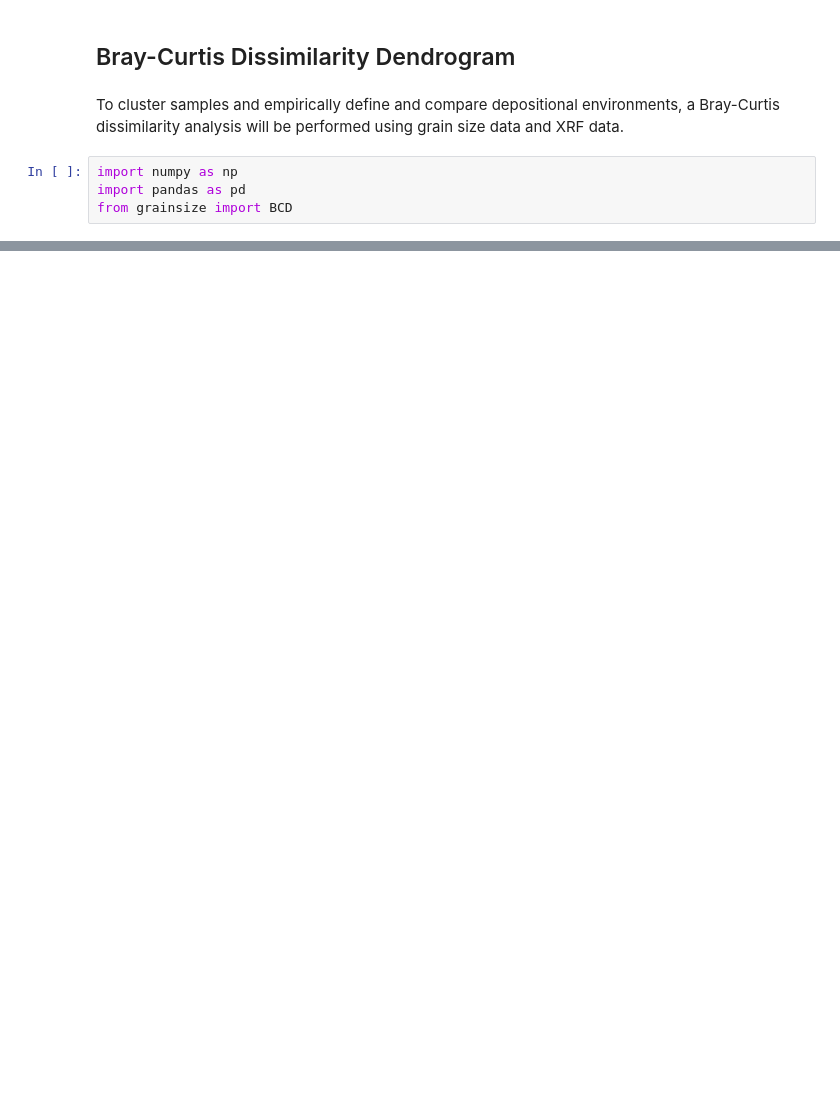
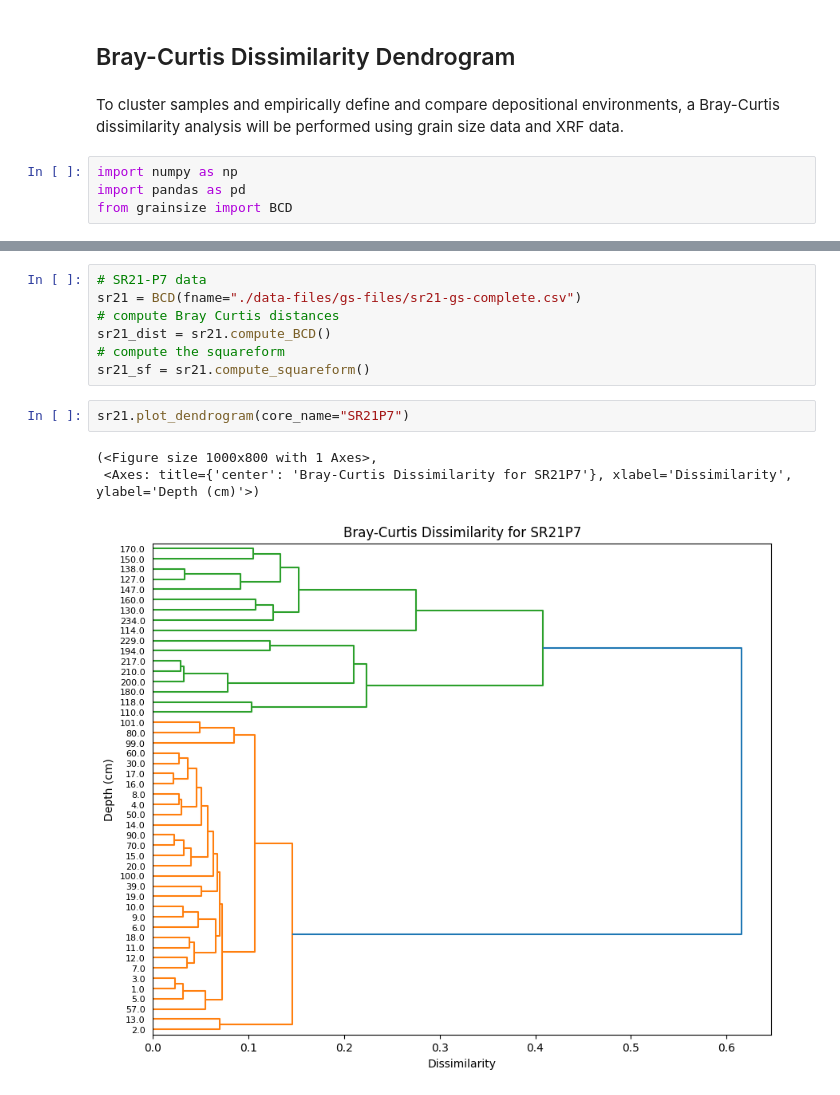
Before and after one commit to jvseds/SedLab, a Jupyter notebook: dendrogram.ipynb, the cells around one changed output, grey strips where cells are left out. Saved outputs shown, nothing was run; the diff lists cells and outputs as text; blank space fills up the shorter version.

Commit message:
plotted for both cores

```diff
--- a/dendrogram.ipynb
+++ b/dendrogram.ipynb
@@ -20,0 +25,13 @@ sr19.plot_dendrogram(core_name="SR19P4")
+# %%
+# SR21-P7 data
+sr21 = BCD(fname="./data-files/gs-files/sr21-gs-complete.csv")
+# compute Bray Curtis distances
+sr21_dist = sr21.compute_BCD()
+# compute the squareform
+sr21_sf = sr21.compute_squareform()
+# %%
+sr21.plot_dendrogram(core_name="SR21P7")
+# %% [output]
+(<Figure size 1000x800 with 1 Axes>,
+ <Axes: title={'center': 'Bray-Curtis Dissimilarity for SR21P7'}, xlabel='Dissimilarity', ylabel='Depth (cm)'>)
+[figure, added]
```
Also changed, not shown: parts of 3 cells of this notebook, 1 other file.
